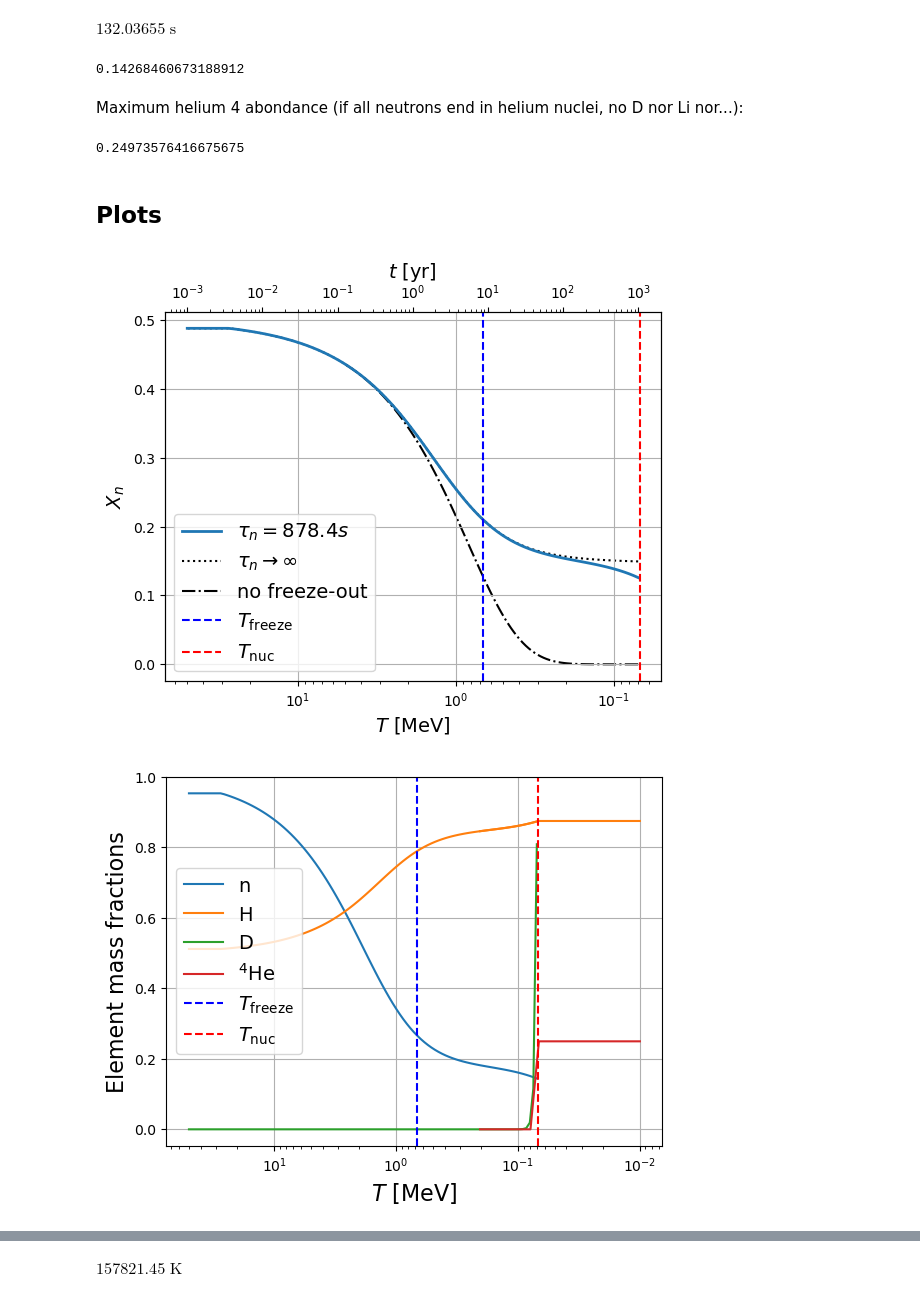
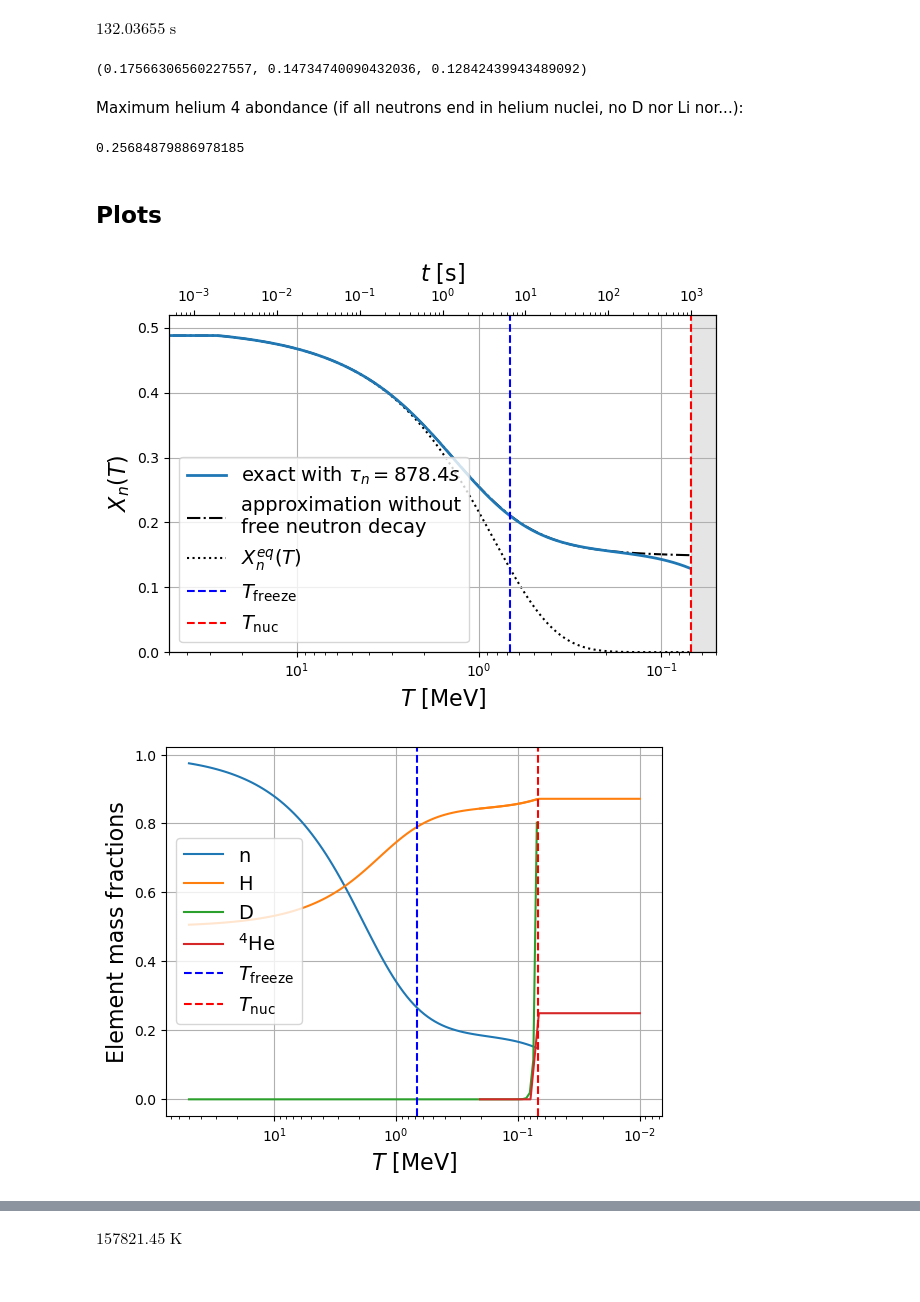
Before and after one commit to jeremyneveu/m2-npac-grac, a Jupyter notebook: notebooks/CMB_BBN.ipynb, the cells around one changed output, grey strips where cells are left out. Saved outputs shown, nothing was run; the diff lists cells and outputs as text; code cells hidden in the pictures.

```diff
--- a/notebooks/CMB_BBN.ipynb
+++ b/notebooks/CMB_BBN.ipynb
@@ -172,10 +189,11 @@ def dXndt_notaun(Xn, t):
     return (lambda_np_Bernstein(t_to_T(t*u.s))*( (1-Xn)*np.exp(-Qn/(const.k_B*t_to_T(t*u.s))) - Xn)).value
 
 def dXndt(Xn, t):
-    return (lambda_np_Bernstein(t_to_T(t*u.s))*( (1-Xn)*np.exp(-Qn/(const.k_B*t_to_T(t*u.s))) - Xn) - Xn/taun).value
+    # return (lambda_np_Bernstein(t_to_T(t*u.s))*( (1-Xn)*np.exp(-Qn/(const.k_B*t_to_T(t*u.s))) - Xn) - Xn/taun).value
     # return (lnp(t_to_T(t*u.s))*(-Xn + np.exp(-Qn/(const.k_B * t_to_T(t*u.s))) * (1-Xn))).value
+    return (-Xn * lnp(t_to_T(t*u.s)) + lpn(t_to_T(t*u.s)) * (1-Xn)).value
 
-tt = np.logspace(-3, 3, 100)
+tt = np.logspace(-3, 3, 200)
 
 Xn_sol = odeint(dXndt, 1/(1+np.exp(Qn/(const.k_B * t_to_T(tt[0]*u.s)))), tt)
 Xnt = lambda t: np.interp(t, tt*u.s, Xn_sol[:, 0])
@@ -376,9 +393,10 @@ T_to_t(0.1*u.MeV/const.k_B, gstar=gstar_after)
 $132.03655 \; \mathrm{s}$
 # %%
 npnuc = ratio_np(Tnuc)
-npnuc
+Xnnuc = XnT(Tnuc)
+npfreeze, npnuc, Xnnuc
 # %% [output]
-0.14268460673188912
+(0.17566306560227557, 0.14734740090432036, 0.12842439943489092)
 # %% [markdown]
 Maximum helium 4 abondance (if all neutrons end in helium nuclei, no D nor Li nor...):
 # %%
@@ -387,38 +405,41 @@ def Yp(np):
 
 Yp(npnuc)
 # %% [output]
-0.24973576416675675
+0.25684879886978185
 # %% [markdown]
 ## Plots
 # %%
 #| label: BBN_Xn
 
 TT = (np.logspace(np.log10(7e4), np.log10(5e7), 100) * u.eV/ const.k_B).to(u.K)
 TTafter = (np.logspace(np.log10(7e4), np.log10(5e6), 100) * u.eV/ const.k_B).to(u.K)
 npeq = np.exp(-Qn/(const.k_B * TTafter))
 
 fig = plt.figure()
-plt.plot((TT*const.k_B).to(u.MeV), XnT(TT), label=rf"$\tau_n={taun:.1f}$", lw=2)
-plt.plot((TT*const.k_B).to(u.MeV), XnT_notaun(TT), linestyle="dotted", label=r"$\tau_n \to \infty$", zorder=-2, color="k")
-plt.plot((TTafter*const.k_B).to(u.MeV), npeq/(1+npeq), linestyle="-.", label=r"no freeze-out", zorder=-3, color="k")
+plt.plot((TT*const.k_B).to(u.MeV), XnT(TT), label=rf"exact with $\tau_n={taun:.1f}$", lw=2)
+plt.plot((TT*const.k_B).to(u.MeV), XnT_notaun(TT), linestyle="-.", label="approximation without\nfree neutron decay", zorder=-2, color="k")
+plt.plot((TTafter*const.k_B).to(u.MeV), npeq/(1+npeq), linestyle="dotted", label=r"$X_n^{eq}(T)$", zorder=-3, color="k")
 #plt.yscale("log")
 plt.xscale("log")
 plt.gca().invert_xaxis()
-plt.xlabel("$T$ [MeV]", fontsize=14)
-plt.ylabel("$X_n$", fontsize=14)
+plt.xlabel("$T$ [MeV]", fontsize=16)
+plt.ylabel("$X_n(T)$", fontsize=16)
 plt.axvline((Tfreeze * const.k_B).to(u.MeV).value, color="b", linestyle="--", label="$T_\mathrm{freeze}$")
 plt.axvline((Tnuc * const.k_B).to(u.MeV).value, color="r", linestyle="--", label="$T_\mathrm{nuc}$")
-plt.legend(fontsize=14)
+plt.legend(fontsize=14, ncol=1)
+plt.axvspan((Tnuc * const.k_B).to(u.MeV).value, 5e-2, alpha=0.2, color="gray")  #horizontal shading
+plt.xlim((50, 5e-2))
+plt.ylim(0.0, 0.52)
 plt.grid()
 
 secax = plt.gca().twiny()
 secax.plot(tt*u.s, Xnt(tt*u.s), linestyle="none")
 secax.set_xscale("log")
-secax.set_xlabel('$t$ [yr]', fontsize=14)
-
+secax.set_xlabel('$t$ [s]', fontsize=16)
+fig.tight_layout()
 plt.show()
 # %% [output]
-[figure, old version]
+[figure, new version]
 # %%
 def ratio_mass_Dp(T):
     return 2*ratio_Dn(T)/(1+ratio_np(T))
@@ -456,7 +477,7 @@ plt.grid()
 plt.legend(fontsize=14, loc="center left")
 plt.show()
 # %% [output]
-[figure, old version]
+[figure, new version]
 # %%
 #| label: BBN_Gnp
 
```
Also changed, not shown: parts of 29 cells of this notebook, 2 other files.
